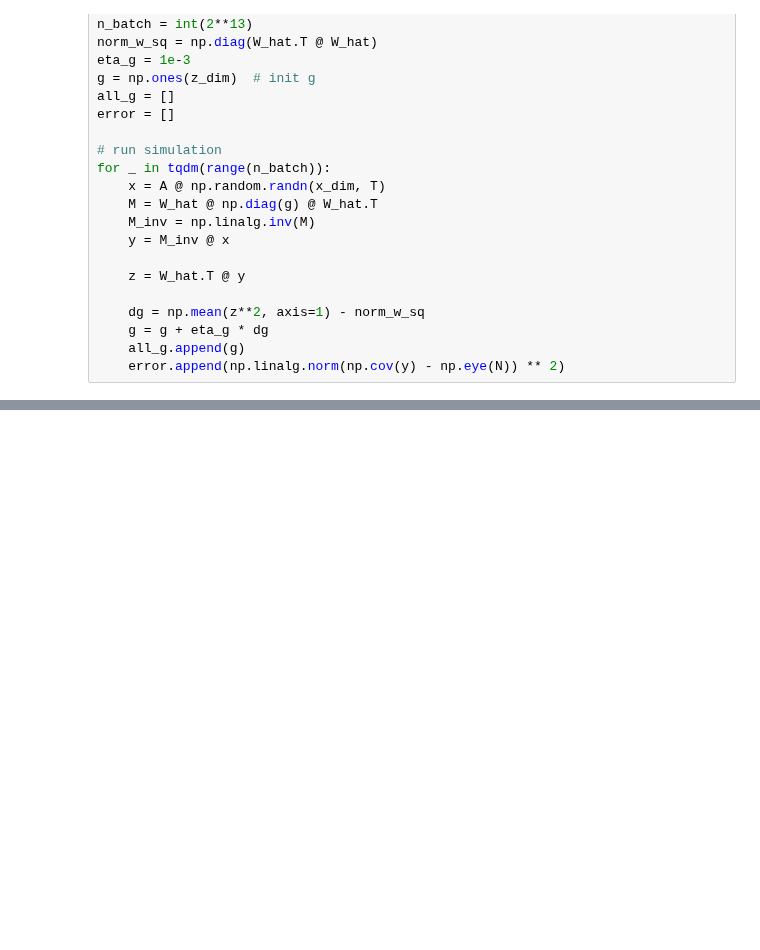
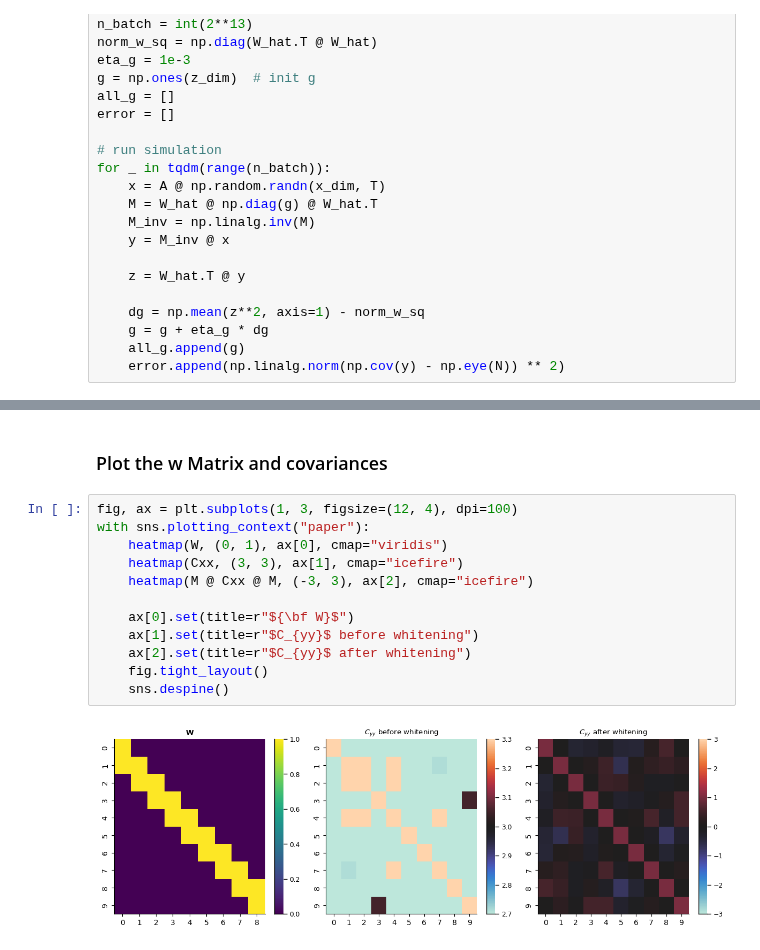
Before and after one commit to lyndond/frame_whitening, a Jupyter notebook: figures/convolutional_v3.ipynb, the cells around one changed output, grey strips where cells are left out. Drawn from its saved outputs; the diff is of its cells as text; blank space fills up the shorter version.

```diff
--- a/figures/convolutional_v3.ipynb
+++ b/figures/convolutional_v3.ipynb
@@ -97,0 +184,16 @@ with sns.plotting_context("paper", font_scale=1.5):
+# %% [markdown]
+### Plot the w Matrix and covariances
+# %%
+fig, ax = plt.subplots(1, 3, figsize=(12, 4), dpi=100)
+with sns.plotting_context("paper"):
+    heatmap(W, (0, 1), ax[0], cmap="viridis")
+    heatmap(Cxx, (3, 3), ax[1], cmap="icefire")
+    heatmap(M @ Cxx @ M, (-3, 3), ax[2], cmap="icefire")
+
+    ax[0].set(title=r"${\bf W}$")
+    ax[1].set(title=r"$C_{yy}$ before whitening")
+    ax[2].set(title=r"$C_{yy}$ after whitening")
+    fig.tight_layout()
+    sns.despine()
+# %% [output]
+[figure, added]
```
Also changed, not shown: parts of 11 cells of this notebook.
